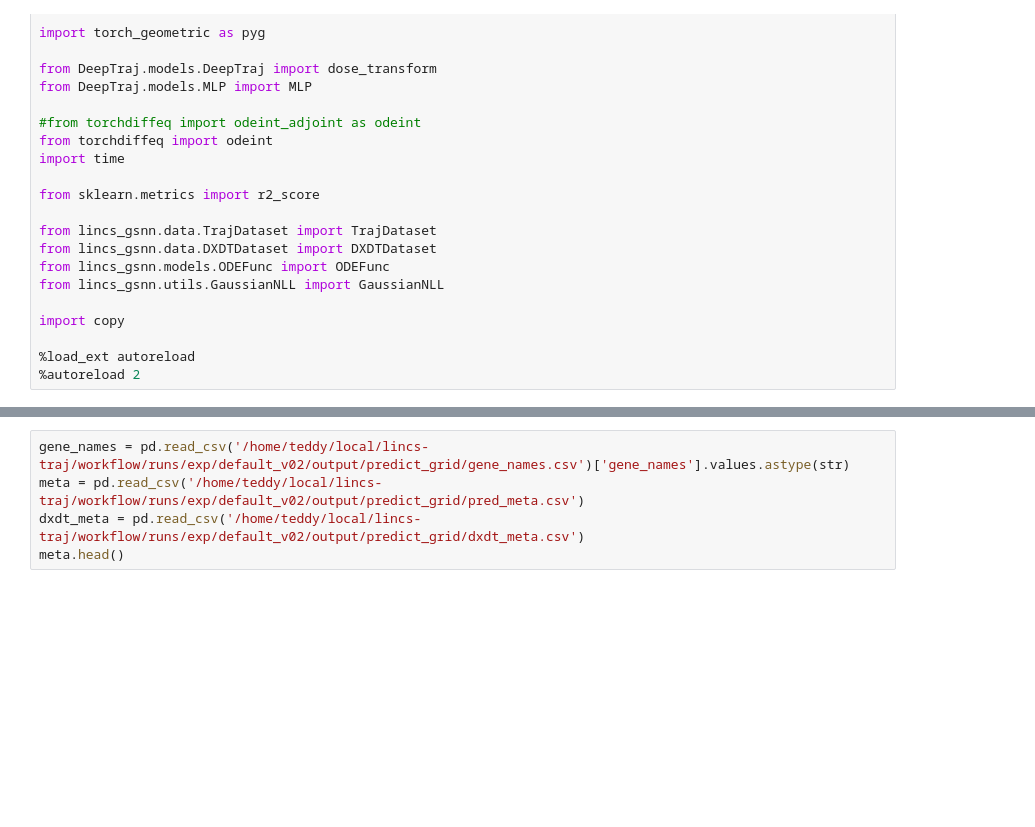
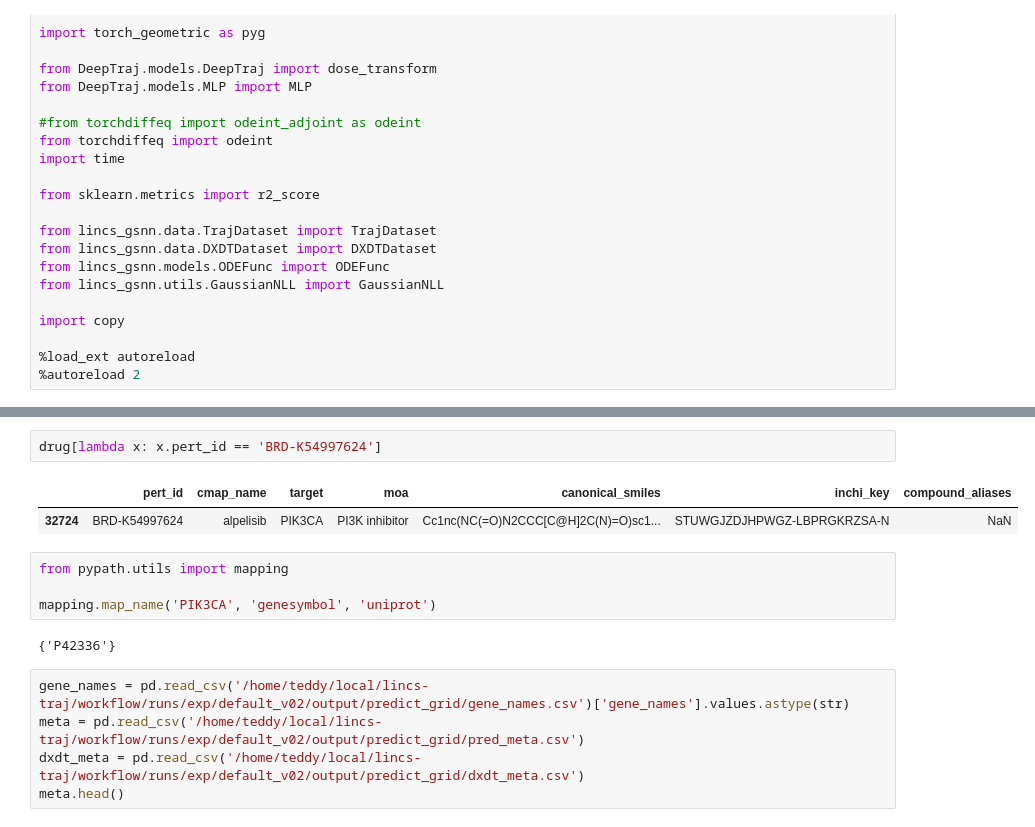
Before and after one commit to nathanieljevans/lincs-gsnn, a Jupyter notebook: notebooks/_dev.ipynb, the cells around one changed output, grey strips where cells are left out. Saved outputs shown, nothing was run; the diff lists cells and outputs as text; blank space fills up the shorter version.

```diff
--- a/notebooks/_dev.ipynb
+++ b/notebooks/_dev.ipynb
@@ -31,3 +41,14 @@ import copy
+# %%
+drug[lambda x: x.pert_id == 'BRD-K54997624']
+# %% [output]
+|  | pert_id | cmap_name | target | moa | canonical_smiles | inchi_key | compound_aliases |
+| 32724 | BRD-K54997624 | alpelisib | PIK3CA | PI3K inhibitor | Cc1nc(NC(=O)N2CCC[C@H]2C(N)=O)sc1... | STUWGJZDJHPWGZ-LBPRGKRZSA-N | NaN |
+# %%
+from pypath.utils import mapping
+
+mapping.map_name('PIK3CA', 'genesymbol', 'uniprot')
+# %% [output]
+{'P42336'}
 # %%
 gene_names = pd.read_csv('/home/teddy/local/lincs-traj/workflow/runs/exp/default_v02/output/predict_grid/gene_names.csv')['gene_names'].values.astype(str)
 meta = pd.read_csv('/home/teddy/local/lincs-traj/workflow/runs/exp/default_v02/output/predict_grid/pred_meta.csv')
```
Also changed, not shown: parts of 1 cell of this notebook, 25 other files.
